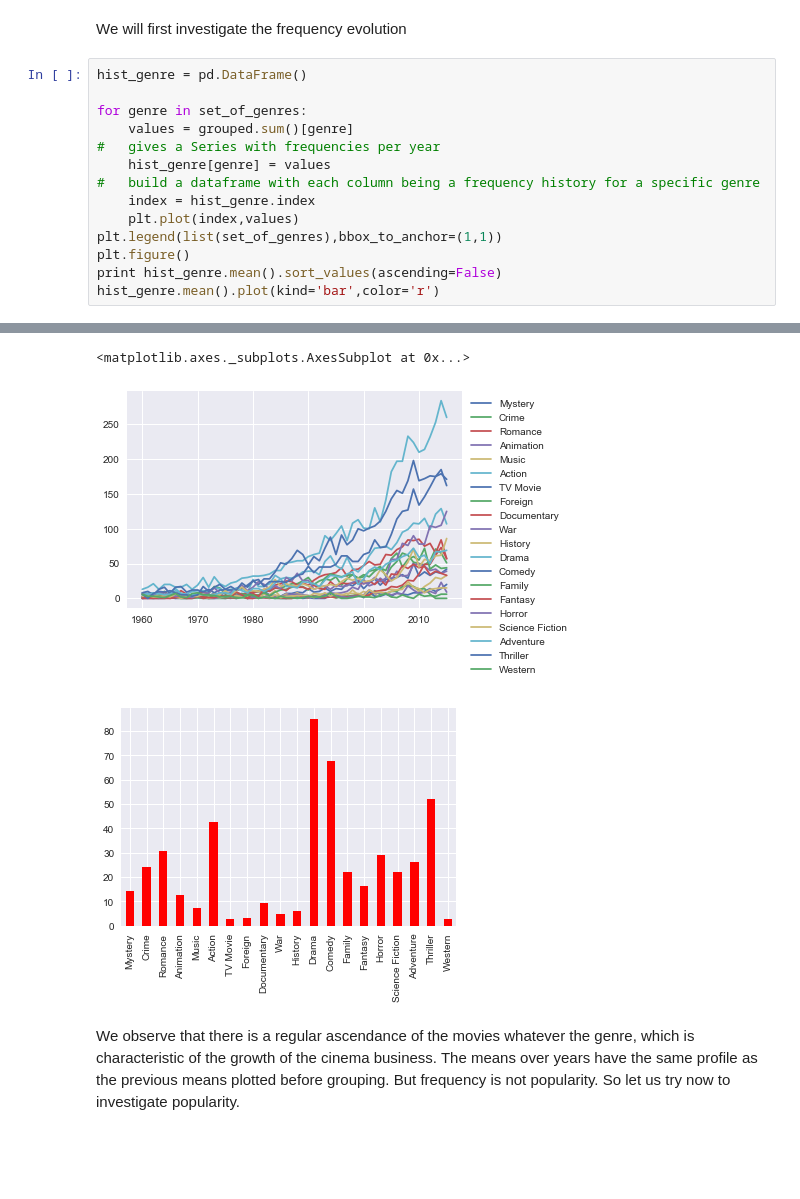
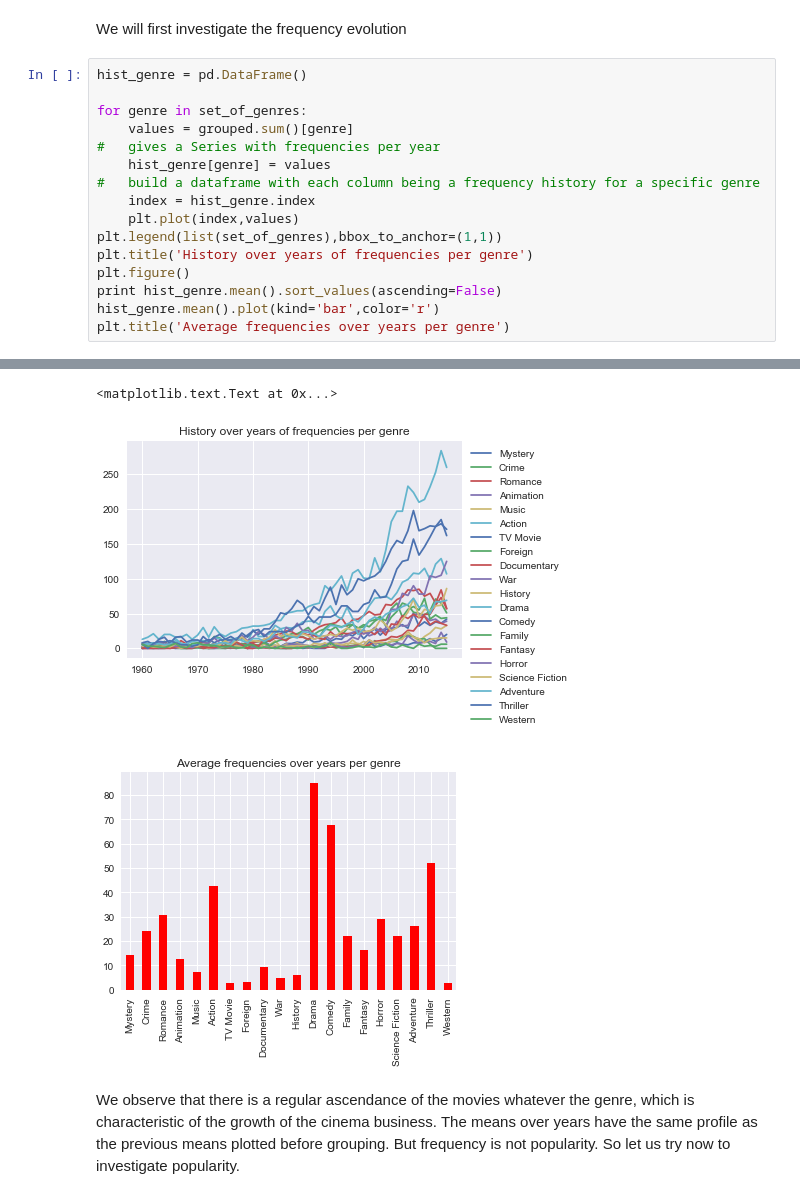
Before and after one commit to sgrihon/TMDB-movies, a Jupyter notebook: investigate-a-dataset-tmdb-movies.ipynb, the cells around one changed output, grey strips where cells are left out. Saved outputs shown, nothing was run; the diff lists cells and outputs as text; blank space fills up the shorter version.

```diff
--- a/investigate-a-dataset-tmdb-movies.ipynb
+++ b/investigate-a-dataset-tmdb-movies.ipynb
@@ -381,36 +383,38 @@ hist_genre = pd.DataFrame()
 
 for genre in set_of_genres:
     values = grouped.sum()[genre]
 #   gives a Series with frequencies per year
     hist_genre[genre] = values
 #   build a dataframe with each column being a frequency history for a specific genre
     index = hist_genre.index
     plt.plot(index,values)
 plt.legend(list(set_of_genres),bbox_to_anchor=(1,1))
+plt.title('History over years of frequencies per genre')
 plt.figure()
 print hist_genre.mean().sort_values(ascending=False)
 hist_genre.mean().plot(kind='bar',color='r')
+plt.title('Average frequencies over years per genre')
 # %% [output]
 Drama              85.000000
 Comedy             67.732143
 Thriller           51.910714
 Action             42.571429
 Romance            30.571429
 Horror             29.232143
 Adventure          26.267857
 Crime              24.178571
 Family             21.982143
 Science Fiction    21.946429
 Fantasy            16.357143
 Mystery            14.464286
 ... (5 lines left out)
 Foreign             3.357143
 TV Movie            2.982143
 Western             2.946429
 dtype: float64
-<matplotlib.axes._subplots.AxesSubplot at 0x...>
+<matplotlib.text.Text at 0x...>
-[figure, old version]
+[figure, new version]
-[figure, old version]
+[figure, new version]
 # %% [markdown]
 We observe that there is a regular ascendance of the movies whatever the genre, which is characteristic
 of the growth of the cinema business. The means over years have the same profile as the previous means plotted
```
Also changed, not shown: parts of 6 cells of this notebook, 1 other file.
